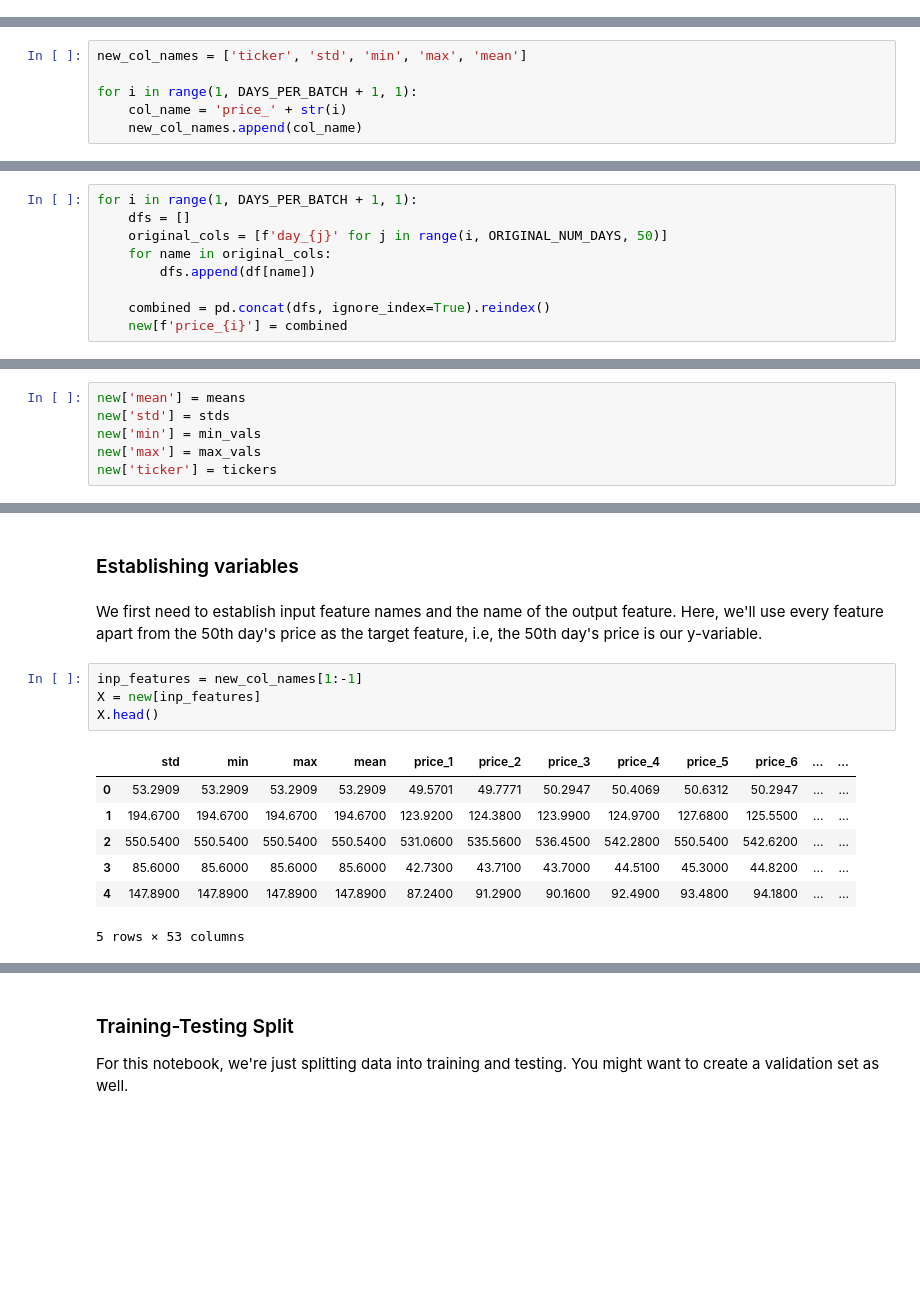
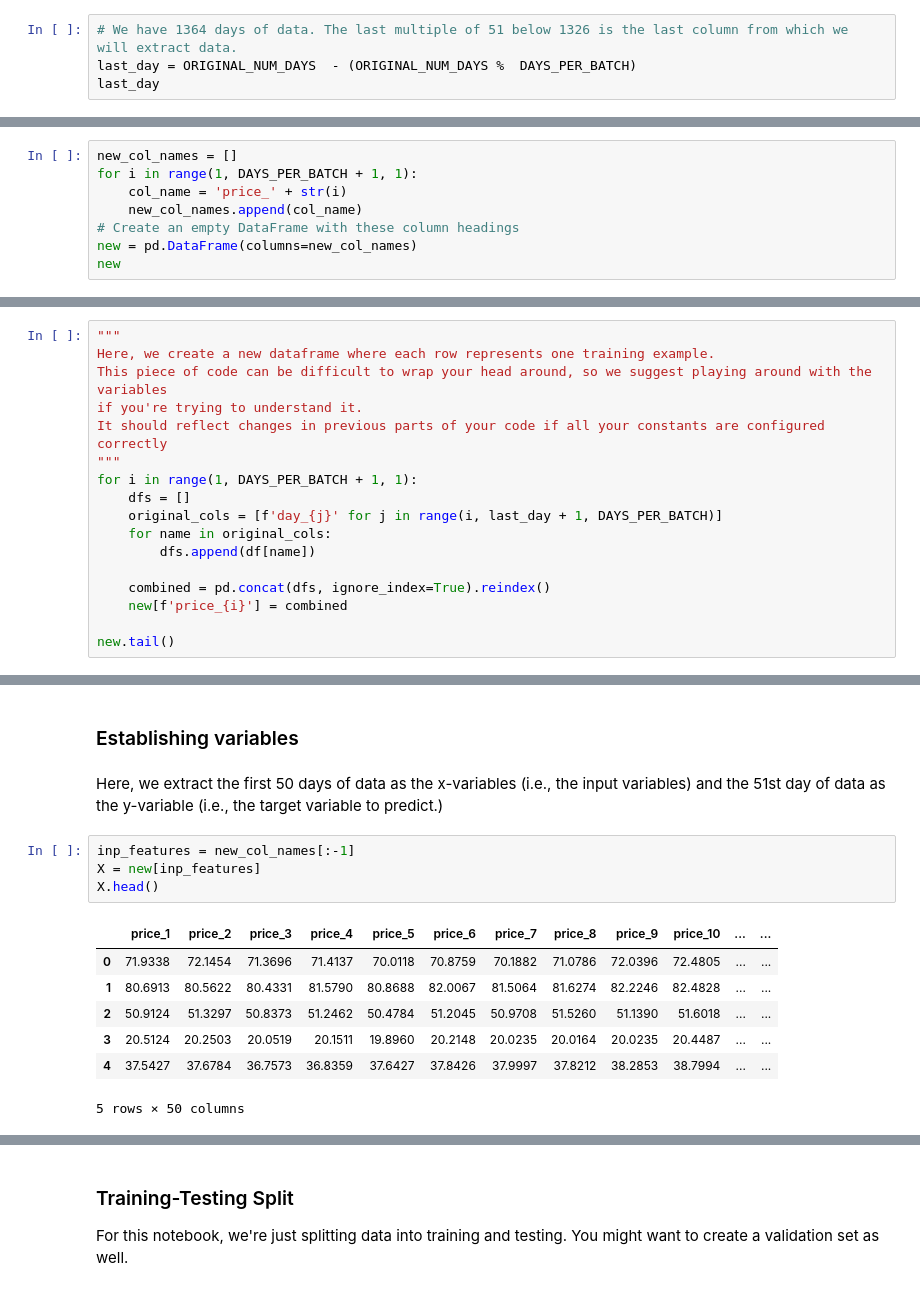
Before and after one commit to tsrsmict/bot-xchange-22, a Jupyter notebook: Bot-Xchange-Starter-Project/Creating a model to predict stock prices.ipynb, the cells around one changed output, grey strips where cells are left out. Drawn from its saved outputs; the diff is of its cells as text; blank space fills up the shorter version.

Commit message:
Update starter notebook with med data and documentation

```diff
--- a/Bot-Xchange-Starter-Project/Creating a model to predict stock prices.ipynb
+++ b/Bot-Xchange-Starter-Project/Creating a model to predict stock prices.ipynb
@@ -87,0 +82,4 @@ df.head()
+# %%
+# We have 1364 days of data. The last multiple of 51 below 1326 is the last column from which we will extract data.
+last_day = ORIGINAL_NUM_DAYS  - (ORIGINAL_NUM_DAYS %  DAYS_PER_BATCH)
+last_day
@@ -88,6 +88,8 @@ df.head()
 # %%
-new_col_names = ['ticker', 'std', 'min', 'max', 'mean']
-
+new_col_names = []
 for i in range(1, DAYS_PER_BATCH + 1, 1):
     col_name = 'price_' + str(i)
     new_col_names.append(col_name)
+# Create an empty DataFrame with these column headings
+new = pd.DataFrame(columns=new_col_names)
+new
@@ -101,9 +99,17 @@ new.head()
 # %%
+"""
+Here, we create a new dataframe where each row represents one training example.
+This piece of code can be difficult to wrap your head around, so we suggest playing around with the variables
+if you're trying to understand it.
+It should reflect changes in previous parts of your code if all your constants are configured correctly
+"""
 for i in range(1, DAYS_PER_BATCH + 1, 1):
     dfs = []
-    original_cols = [f'day_{j}' for j in range(i, ORIGINAL_NUM_DAYS, 50)]
+    original_cols = [f'day_{j}' for j in range(i, last_day + 1, DAYS_PER_BATCH)]
     for name in original_cols:
         dfs.append(df[name])
 
     combined = pd.concat(dfs, ignore_index=True).reindex()
     new[f'price_{i}'] = combined
+
+new.tail()
@@ -155,6 +123,0 @@ for i in range(0, 48, 1):
-# %%
-new['mean'] = means
-new['std'] = stds
-new['min'] = min_vals
-new['max'] = max_vals
-new['ticker'] = tickers
@@ -185,20 +132,20 @@ As we can see, we have the same metadata for rows 0 and 1 as we do for 48 and 49
 ## Preparing data for ML
 # %% [markdown]
 ### Establishing variables
-# %% [markdown]
-We first need to establish input feature names and the name of the output feature. Here, we'll use every feature apart from the 50th day's price as the target feature, i.e, the 50th day's price is our y-variable.
+# %% [markdown]
+Here, we extract the first 50 days of data as the x-variables (i.e., the input variables) and the 51st day of data as the y-variable (i.e., the target variable to predict.)
 # %%
-inp_features = new_col_names[1:-1]
+inp_features = new_col_names[:-1]
 X = new[inp_features]
 X.head()
 # %% [output]
-|  | std | min | max | mean | price_1 | price_2 | price_3 | price_4 | price_5 | price_6 | ... | ... |
-| 0 | 53.2909 | 53.2909 | 53.2909 | 53.2909 | 49.5701 | 49.7771 | 50.2947 | 50.4069 | 50.6312 | 50.2947 | ... | ... |
-| 1 | 194.6700 | 194.6700 | 194.6700 | 194.6700 | 123.9200 | 124.3800 | 123.9900 | 124.9700 | 127.6800 | 125.5500 | ... | ... |
-| 2 | 550.5400 | 550.5400 | 550.5400 | 550.5400 | 531.0600 | 535.5600 | 536.4500 | 542.2800 | 550.5400 | 542.6200 | ... | ... |
-| 3 | 85.6000 | 85.6000 | 85.6000 | 85.6000 | 42.7300 | 43.7100 | 43.7000 | 44.5100 | 45.3000 | 44.8200 | ... | ... |
-| 4 | 147.8900 | 147.8900 | 147.8900 | 147.8900 | 87.2400 | 91.2900 | 90.1600 | 92.4900 | 93.4800 | 94.1800 | ... | ... |
+|  | price_1 | price_2 | price_3 | price_4 | price_5 | price_6 | price_7 | price_8 | price_9 | price_10 | ... | ... |
+| 0 | 71.9338 | 72.1454 | 71.3696 | 71.4137 | 70.0118 | 70.8759 | 70.1882 | 71.0786 | 72.0396 | 72.4805 | ... | ... |
+| 1 | 80.6913 | 80.5622 | 80.4331 | 81.5790 | 80.8688 | 82.0067 | 81.5064 | 81.6274 | 82.2246 | 82.4828 | ... | ... |
+| 2 | 50.9124 | 51.3297 | 50.8373 | 51.2462 | 50.4784 | 51.2045 | 50.9708 | 51.5260 | 51.1390 | 51.6018 | ... | ... |
+| 3 | 20.5124 | 20.2503 | 20.0519 | 20.1511 | 19.8960 | 20.2148 | 20.0235 | 20.0164 | 20.0235 | 20.4487 | ... | ... |
+| 4 | 37.5427 | 37.6784 | 36.7573 | 36.8359 | 37.6427 | 37.8426 | 37.9997 | 37.8212 | 38.2853 | 38.7994 | ... | ... |
-5 rows × 53 columns
+5 rows × 50 columns
 # %%
 target_feature = new_col_names[-1]
 y = new[target_feature]
```
Also changed, not shown: parts of 47 cells of this notebook, 10 other files.
